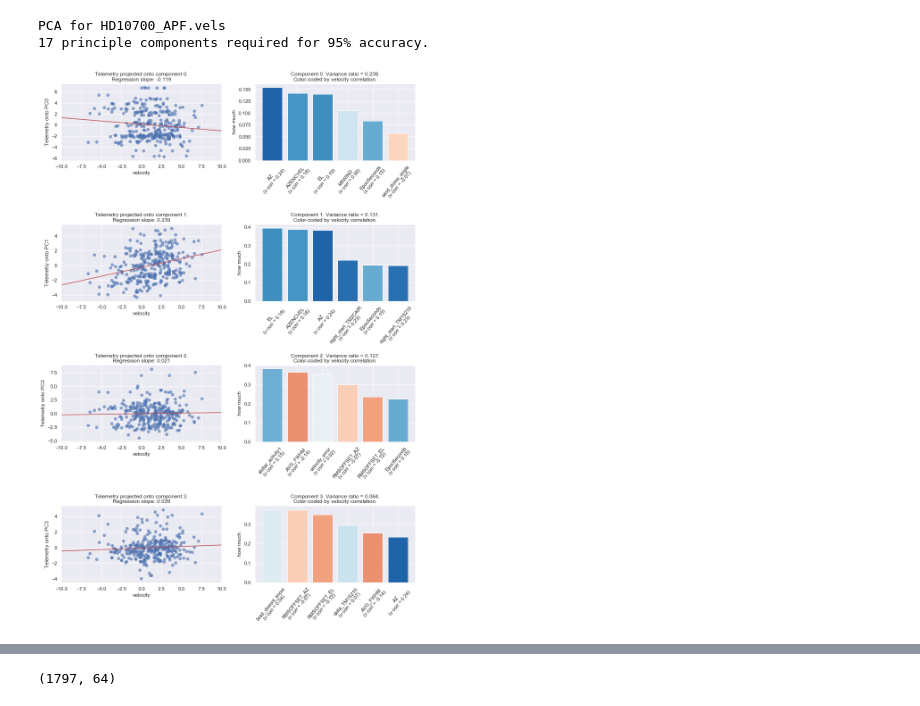
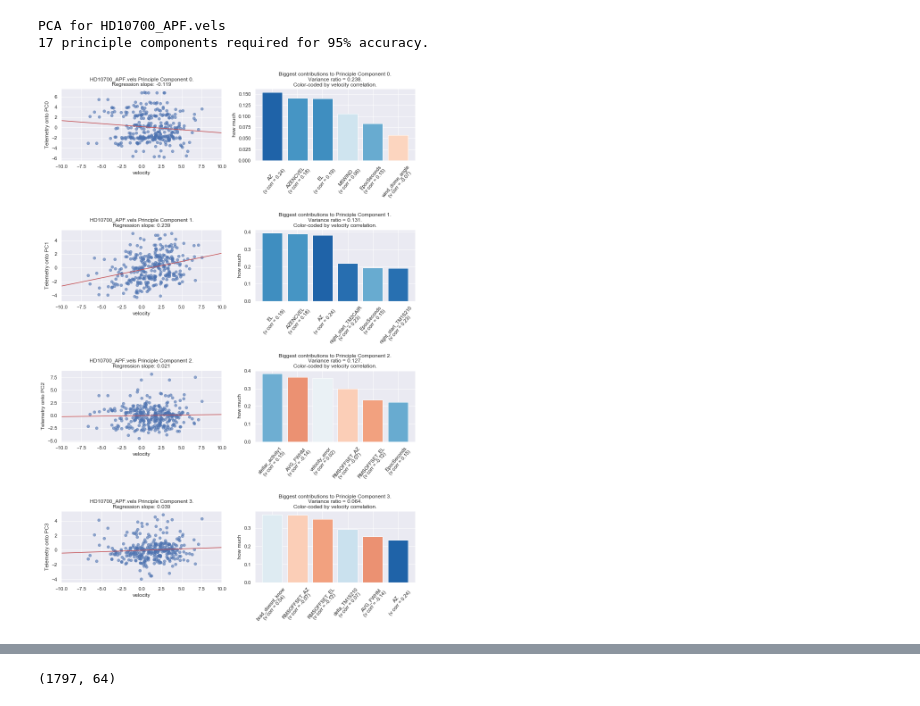
Before and after one commit to adeich/APF_telescope_behavior_study, a Jupyter notebook: 04 Principle Component Regression analysis.ipynb, the cells around one changed output, grey strips where cells are left out. Cells and saved outputs as stored; diff of their text form; code cells hidden in the pictures.

```diff
--- a/04 Principle Component Regression analysis.ipynb
+++ b/04 Principle Component Regression analysis.ipynb
@@ -56,13 +56,13 @@ def do_PCR_make_plots(data, columns, n_components, n_plots, starID, print_level=
         ax.scatter(x, y, alpha=0.6)
         ax.plot(xfit, yfit, c='r');
 
-        ax.set_title('Telemetry projected onto component {}.\nRegression slope: {}'.format(row, round(model.coef_[0], 3)))
+        ax.set_title('{} Principle Component {}.\nRegression slope: {}'.format(starID, row, round(model.coef_[0], 3)))
         ax.set_ylabel('Telemetry onto PC{}'.format(row)); ax.set_xlabel('velocity')
         ax.set_xlim(-10,10)
 
         # bar portion.
         ax = axarr[row, 1]
-        ax.set_title("Component {}. Variance ratio = {}.\nColor-coded by velocity correlation.".format(row,
+        ax.set_title("Biggest contributions to Principle Component {}.\nVariance ratio = {}.\nColor-coded by velocity correlation.".format(row,
                                     round(pca.explained_variance_ratio_[row], 3)))
         df = pandas.DataFrame({'coefficient': pca.components_[row],
                                 'column': columns})
@@ -92,34 +92,34 @@ def do_PCR_make_plots(data, columns, n_components, n_plots, starID, print_level=
 
     if print_level > 1.:
         for vector, ratio in zip(pca.components_, pca.explained_variance_ratio_):
             print("ratio: {}".format(ratio))
             #print(vector)
             df = pandas.DataFrame({'coefficient': vector,
                                 'column': columns })
             print(df.sort_values('coefficient', ascending=False)[:10])
 
     # plot data
     #plt.scatter(X[:, 0], X[:, 1], alpha=0.2)
     #for length, vector in zip(pca.explained_variance_, pca.components_):
     #    v = vector * 3 * np.sqrt(length)
     #    draw_vector(pca.mean_, pca.mean_ + v)
     #plt.axis('equal');
 
 
 columns = ['EpocSeconds','velocity_error',
                 'stellar_activity1','total_counts','brad_doesnt_know',
                 'AZ', 'EL', 'AZENCVEL', 'ELENCVEL', 'AZFLWERR', 'ELFLWERR',
                  'AVG_FWHM','M5WIND', 'M5WINDAZ', 'TAVERAGE', 'TM1S210',
                  'TM2CAIR', 'OFFSET_AZ', 'OFFSET_EL','RMSOFFSET_AZ', 'RMSOFFSET_EL',
                  'AVGOFFSET_AZ', 'AVGOFFSET_EL', 'night_start_temperature',
                  'night_start_TM1S210','night_start_TM2CAIR', 'delta_TAVERAGE', 'delta_TM1S210',
        'delta_TM2CAIR', 'wind_dome_angle']
 columns2 = ['TAVERAGE', 'TM1S210']
 do_PCR_make_plots(data, columns, n_components=6, n_plots=4, starID='HD10700_APF.vels', print_level=0)
 # %% [output]
 PCA for HD10700_APF.vels
 17 principle components required for 95% accuracy.
-[figure, old version]
+[figure, new version]
 # %%
 do_PCR_make_plots(data, columns, n_components=6, n_plots=4, starID='HD185144_APF.vels')
 # %% [output]
```
Also changed, not shown: parts of 6 cells of this notebook.
